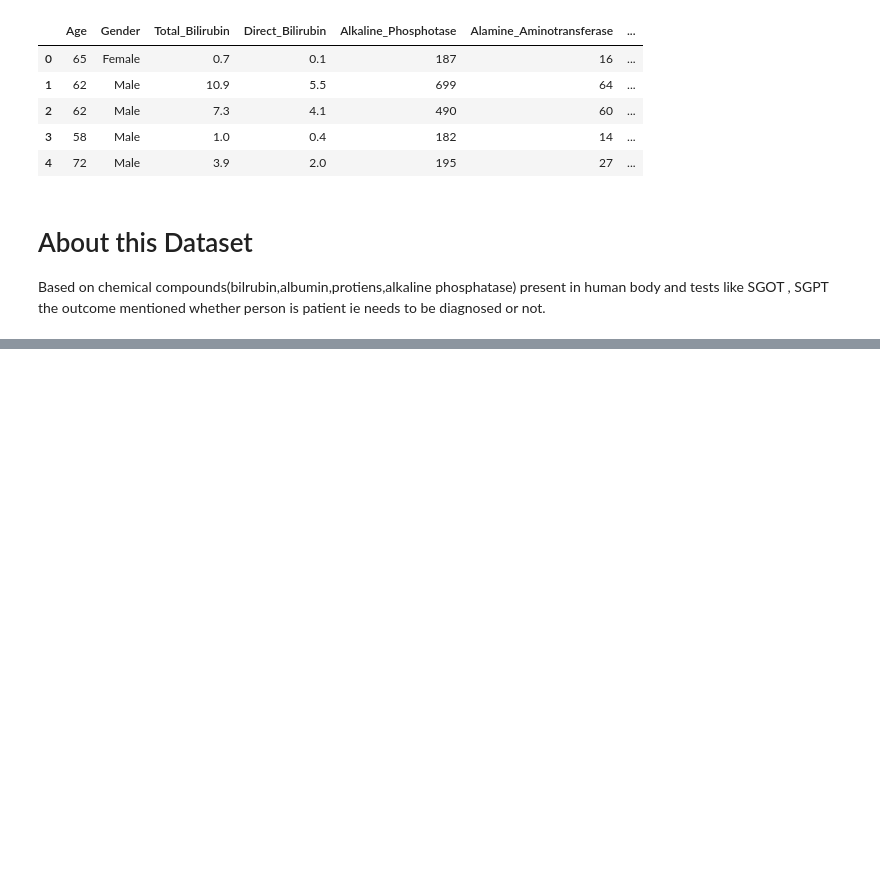
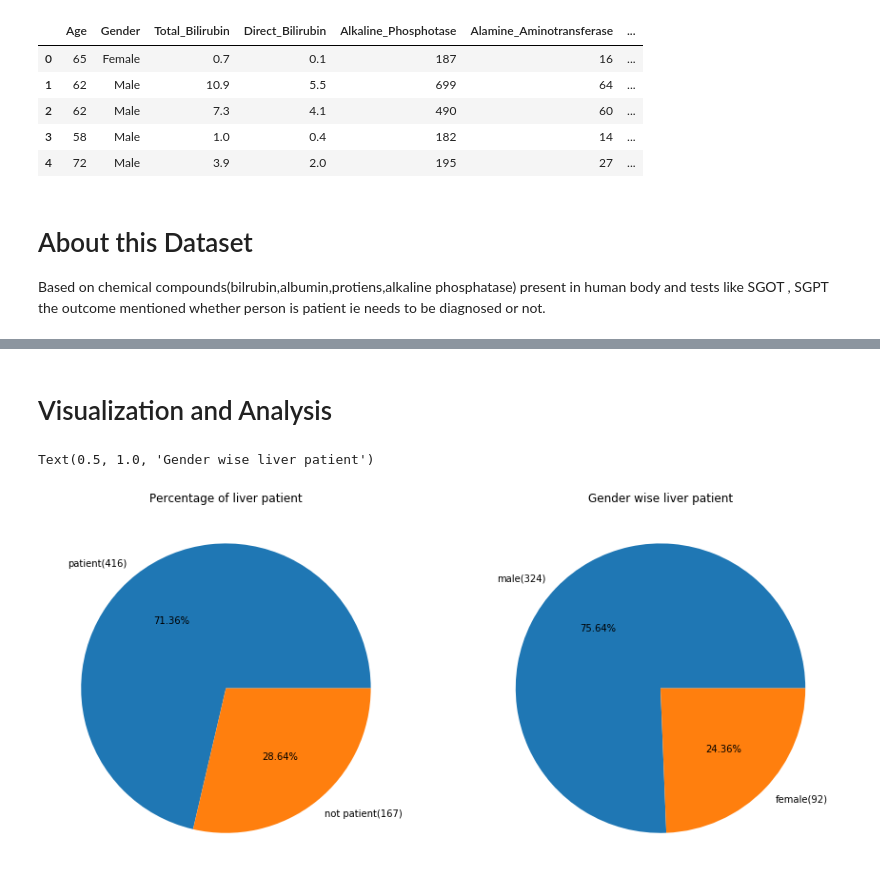
Before and after one commit to k1h1a1n/Analysis, a Jupyter notebook: Indian Liver Patients.ipynb, the cells around one changed output, grey strips where cells are left out. Cells and saved outputs as stored; diff of their text form; code cells hidden in the pictures; blank space fills up the shorter version.

```diff
--- a/Indian Liver Patients.ipynb
+++ b/Indian Liver Patients.ipynb
@@ -26,0 +63,29 @@ Based on chemical compounds(bilrubin,albumin,protiens,alkaline phosphatase) pres
+# %%
+df['Albumin_and_Globulin_Ratio'].fillna(value=df['Albumin_and_Globulin_Ratio'].mean(),inplace=True)
+# %% [markdown]
+# Visualization and Analysis
+# %%
+target_counts=df['Dataset'].value_counts().values
+gender_counts=df['Gender'].value_counts().values
+
+fig1, axes=plt.subplots(nrows=1, ncols=2,figsize=(15,10))
+
+
+target_sizes=df.groupby('Dataset').size()
+axes[0].pie(
+    x=target_counts,
+    labels=['patient({})'.format(target_sizes[1]),'not patient({})'.format(target_sizes[2])],
+    autopct='%1.2f%%'
+)
+axes[0].set_title("Percentage of liver patient")
+
+gender_sizes=df[df['Dataset']==1].groupby('Gender').size()
+axes[1].pie(
+    x=gender_counts,
+    labels=['male({})'.format(gender_sizes['Male']), 'female({})'.format(gender_sizes['Female'])],
+    autopct="%1.2f%%"
+)
+axes[1].set_title("Gender wise liver patient")
+# %% [output]
+Text(0.5, 1.0, 'Gender wise liver patient')
+[figure, added]
```
Also changed, not shown: parts of 4 cells of this notebook.
